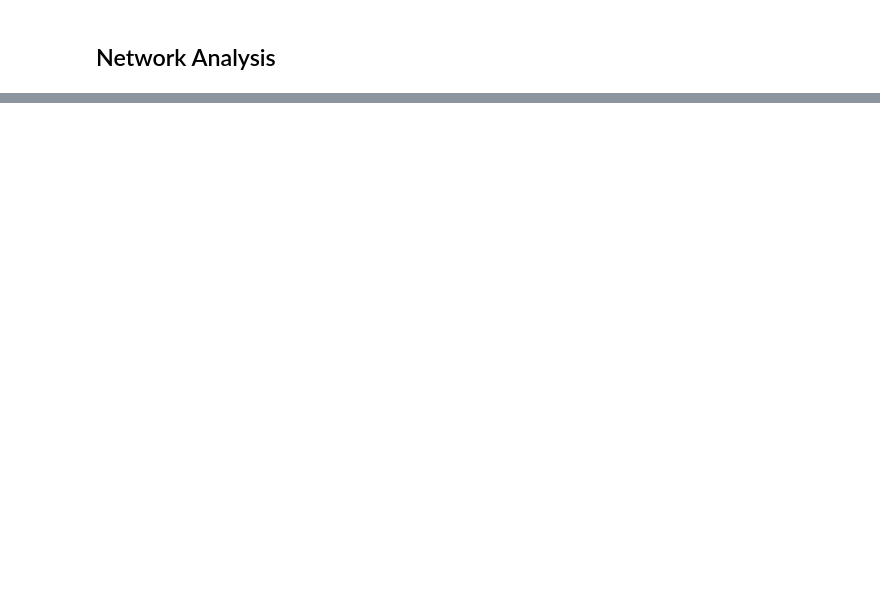
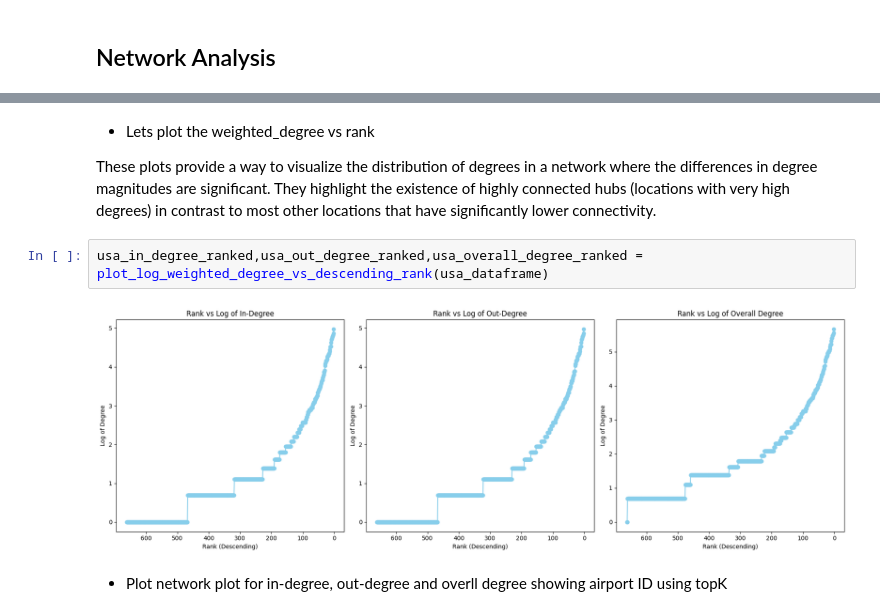
Before and after one commit to juliangdz/Multi-Scale-Network-Analysis-of-Flight-Data, a Jupyter notebook: analysis.ipynb, the cells around one changed output, grey strips where cells are left out. Saved outputs shown, nothing was run; the diff lists cells and outputs as text; blank space fills up the shorter version.

```diff
--- a/analysis.ipynb
+++ b/analysis.ipynb
@@ -479,0 +708,10 @@ create_basemap_network_plot(cleaned_flights_data_corrected, "USA", *bounding_box
+# %% [markdown]
+- Lets plot the weighted_degree vs rank
+
+These plots provide a way to visualize the distribution of degrees in a network where the differences in degree magnitudes are significant. They highlight the existence of highly connected hubs (locations with very high degrees) in contrast to most other locations that have significantly lower connectivity.
+# %%
+usa_in_degree_ranked,usa_out_degree_ranked,usa_overall_degree_ranked = plot_log_weighted_degree_vs_descending_rank(usa_dataframe)
+# %% [output]
+[figure, added]
+# %% [markdown]
+- Plot network plot for in-degree, out-degree and overll degree showing airport ID using topK
```
Also changed, not shown: parts of 94 cells of this notebook.
